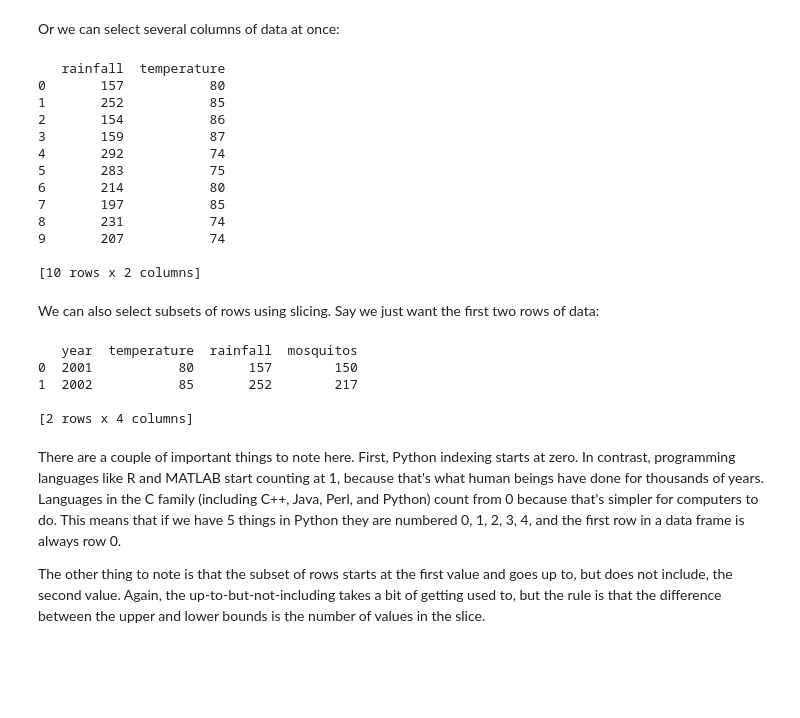
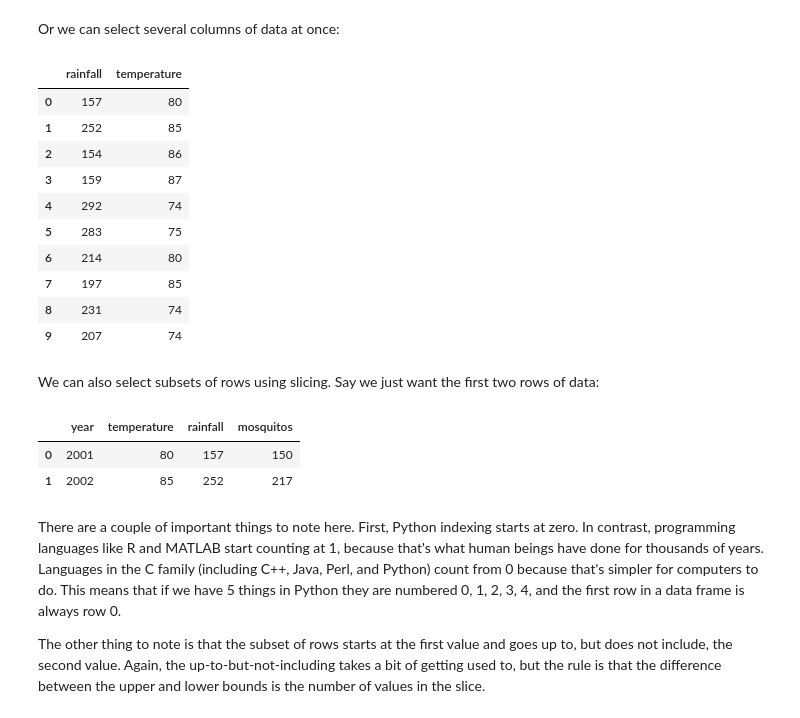
Before and after one commit to takluyver/ucb-ipython-intro, a Jupyter notebook: python_intermediate/01-intro-python.ipynb, the cells around one changed output. Drawn from its saved outputs; the diff is of its cells as text; code cells hidden in the pictures; blank space fills up the shorter version.

```diff
--- a/python_intermediate/01-intro-python.ipynb
+++ b/python_intermediate/01-intro-python.ipynb
@@ -117,31 +113,27 @@ Name: year, dtype: int64
 # %% [markdown]
 Or we can select several columns of data at once:
 # %%
-print data[['rainfall', 'temperature']]
+data[['rainfall', 'temperature']]
 # %% [output]
-   rainfall  temperature
-0       157           80
-1       252           85
-2       154           86
-3       159           87
-4       292           74
-5       283           75
-6       214           80
-7       197           85
-8       231           74
-9       207           74
-
-[10 rows x 2 columns]
+|  | rainfall | temperature |
+| 0 | 157 | 80 |
+| 1 | 252 | 85 |
+| 2 | 154 | 86 |
+| 3 | 159 | 87 |
+| 4 | 292 | 74 |
+| 5 | 283 | 75 |
+| 6 | 214 | 80 |
+| 7 | 197 | 85 |
+| 8 | 231 | 74 |
+| 9 | 207 | 74 |
 # %% [markdown]
 We can also select subsets of rows using slicing. Say we just want the first two rows of data:
 # %%
-print data[0:2]
+data[0:2]
 # %% [output]
-   year  temperature  rainfall  mosquitos
-0  2001           80       157        150
-1  2002           85       252        217
-
-[2 rows x 4 columns]
+|  | year | temperature | rainfall | mosquitos |
+| 0 | 2001 | 80 | 157 | 150 |
+| 1 | 2002 | 85 | 252 | 217 |
 # %% [markdown]
 There are a couple of important things to note here. First, Python indexing starts at zero. In contrast, programming languages like R and MATLAB start counting at 1, because that's what human beings have done for thousands of years. Languages in the C family (including C++, Java, Perl, and Python) count from 0 because that's simpler for computers to do. This means that if we have 5 things in Python they are numbered 0, 1, 2, 3, 4, and the first row in a data frame is always row 0.
 
```
Also changed, not shown: parts of 17 cells of this notebook.
